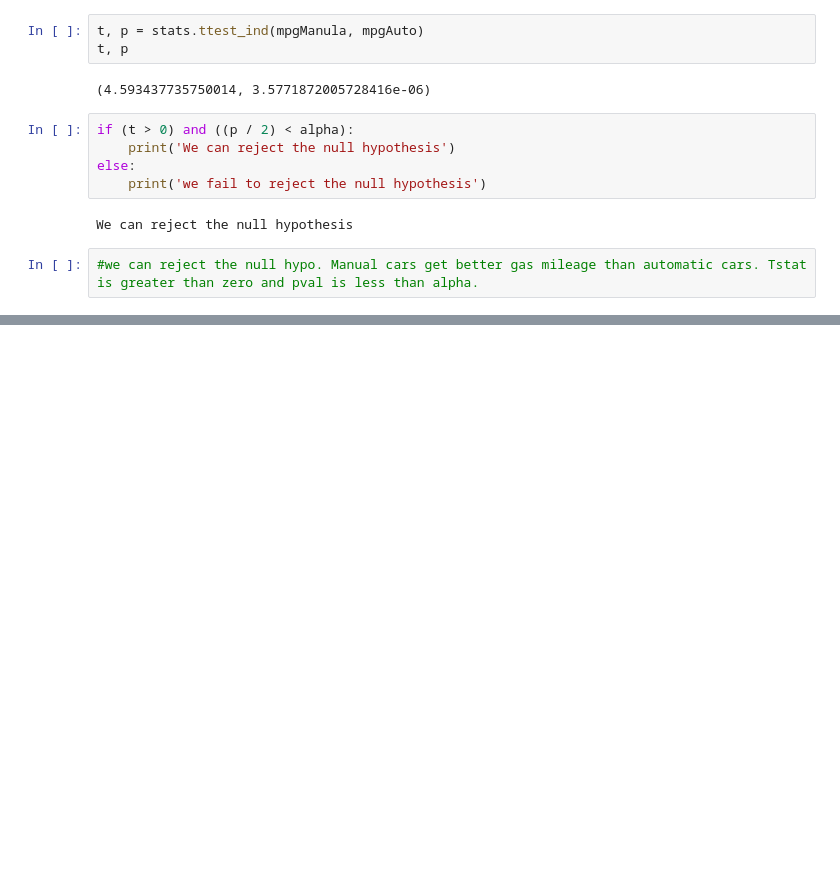
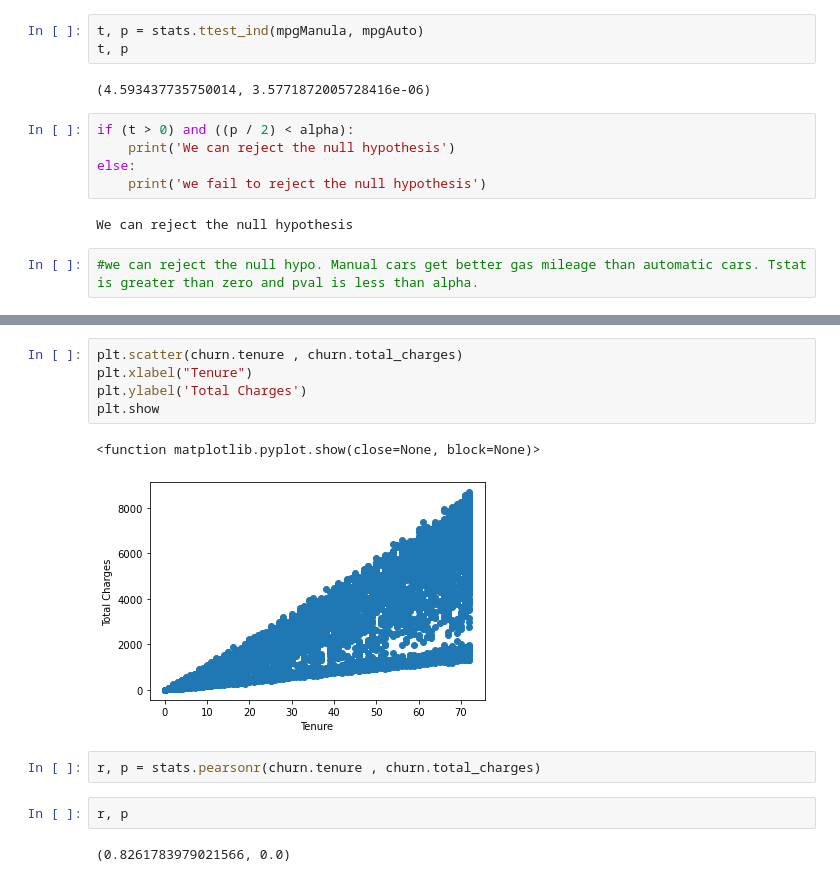
Before and after one commit to OKPTaylor/statistics-exercises, a Jupyter notebook: hypothesis_testing.ipynb, the cells around one changed output, grey strips where cells are left out. Saved outputs shown, nothing was run; the diff lists cells and outputs as text; blank space fills up the shorter version.

```diff
--- a/hypothesis_testing.ipynb
+++ b/hypothesis_testing.ipynb
@@ -239,0 +298,14 @@ We can reject the null hypothesis
+# %%
+plt.scatter(churn.tenure , churn.total_charges)
+plt.xlabel("Tenure")
+plt.ylabel('Total Charges')
+plt.show
+# %% [output]
+<function matplotlib.pyplot.show(close=None, block=None)>
+[figure, added]
+# %%
+r, p = stats.pearsonr(churn.tenure , churn.total_charges)
+# %%
+r, p
+# %% [output]
+(0.8261783979021566, 0.0)
```
Also changed, not shown: parts of 56 cells of this notebook.
